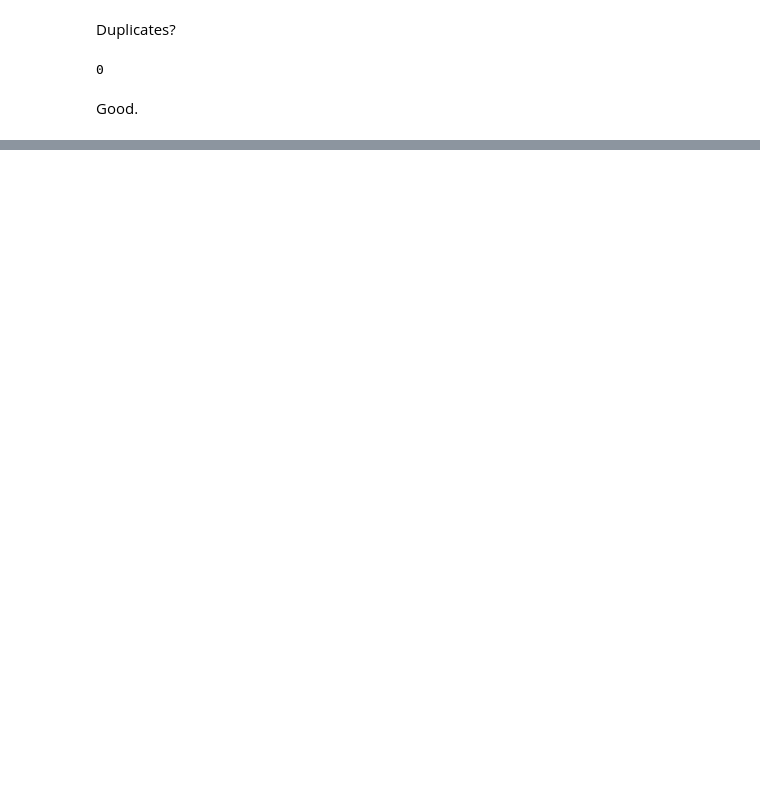
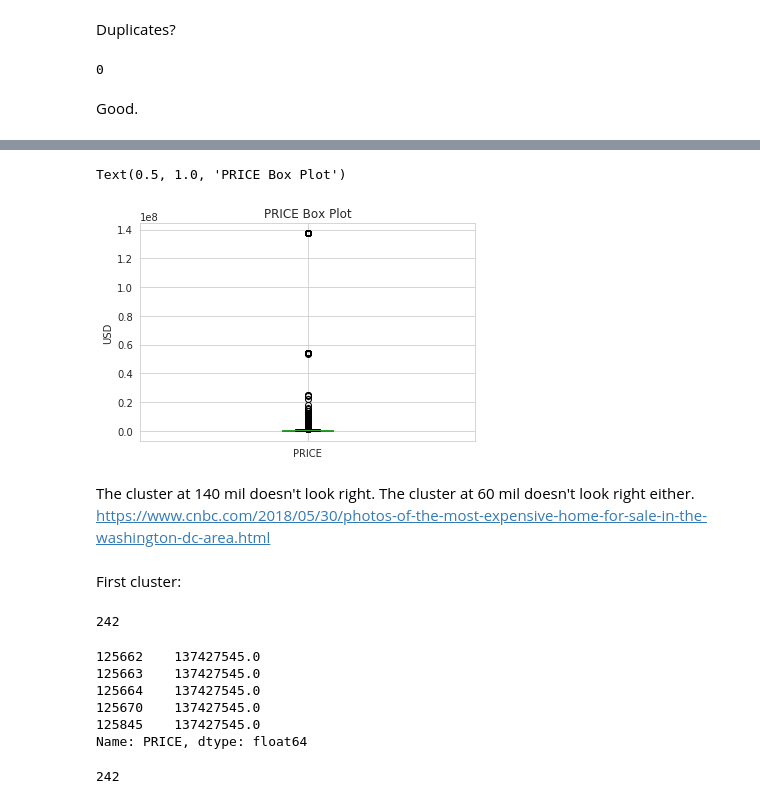
Before and after one commit to nt-ds/dc-residential-properties-analysis, a Jupyter notebook: notebooks/1.0-nt-eda.ipynb, the cells around one changed output, grey strips where cells are left out. Cells and saved outputs as stored; diff of their text form; code cells hidden in the pictures; blank space fills up the shorter version.

```diff
--- a/notebooks/1.0-nt-eda.ipynb
+++ b/notebooks/1.0-nt-eda.ipynb
@@ -103,0 +115,2 @@ Good.
+# %%
+properties.drop("Unnamed: 0", axis=1, inplace=True)
@@ -103,0 +130,2 @@ Good.
+# %%
+properties = properties[~properties.PRICE.isna()]
@@ -103,0 +152,28 @@ Good.
+# %%
+properties.PRICE.plot.box()
+plt.ylabel("USD")
+plt.title("PRICE Box Plot")
+# %% [output]
+Text(0.5, 1.0, 'PRICE Box Plot')
+[figure, added]
+# %% [markdown]
+The cluster at 140 mil doesn't look right. The cluster at 60 mil doesn't look right either.<br> https://www.cnbc.com/2018/05/30/photos-of-the-most-expensive-home-for-sale-in-the-washington-dc-area.html
+# %% [markdown]
+First cluster:
+# %%
+len(properties[properties.PRICE > 60000000])
+# %% [output]
+242
+# %%
+properties[properties.PRICE > 60000000].PRICE.head()
+# %% [output]
+125662    137427545.0
+125663    137427545.0
+125664    137427545.0
+125670    137427545.0
+125845    137427545.0
+Name: PRICE, dtype: float64
+# %%
+sum(properties[properties.PRICE > 60000000].PRICE == 137427545)
+# %% [output]
+242
```
Also changed, not shown: parts of 123 cells of this notebook.
